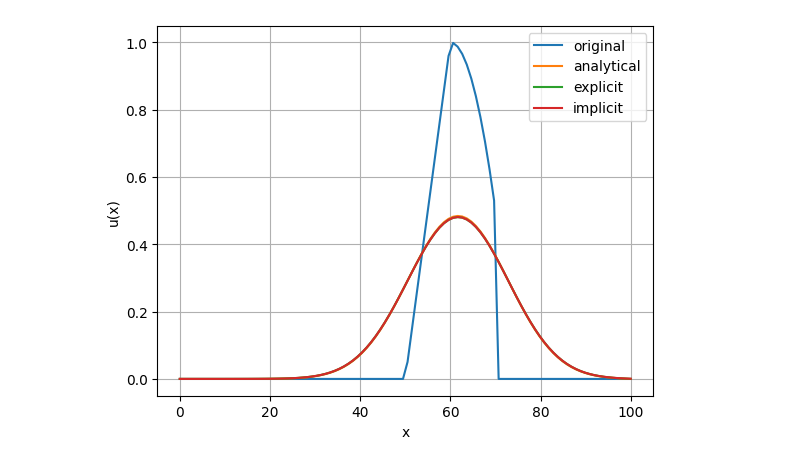
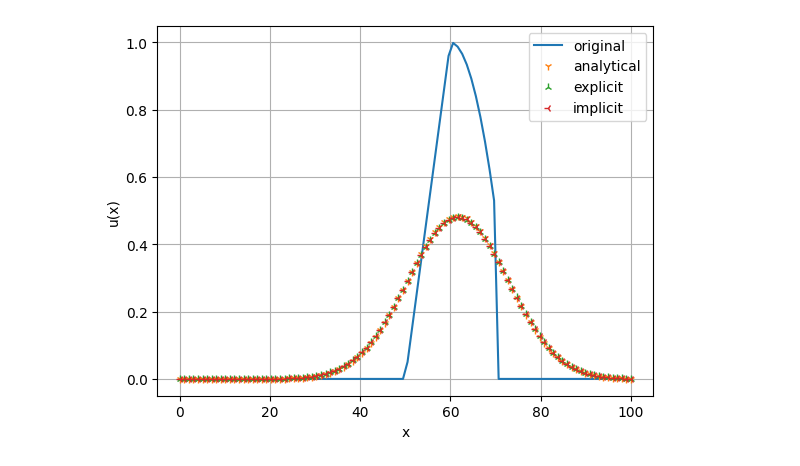
Before and after one commit to horockey/math_modeling, a Jupyter notebook: lab_3.ipynb, the cells around one changed output. Saved outputs shown, nothing was run; the diff lists cells and outputs as text; code cells hidden in the pictures.

Commit message:
style: improve graph readability

```diff
--- a/lab_3.ipynb
+++ b/lab_3.ipynb
@@ -75,13 +75,13 @@ for layer in range(0, time_steps - 1):
 u_analytical_last = analytical_solution(x, T, u_initial)
 # %%
 plt.plot(x, u_initial, label="original")
-plt.plot(x, u_analytical_last, label="analytical")
-plt.plot(x, u_explicit[-1, :], label="explicit")
-plt.plot(x, u_implicit[-1, :], label="implicit")
+plt.plot(x, u_analytical_last, linestyle="None", marker="1", label="analytical")
+plt.plot(x, u_explicit[-1, :], linestyle="None", marker="2", label="explicit")
+plt.plot(x, u_implicit[-1, :], linestyle="None", marker="3", label="implicit")
 plt.xlabel("x")
 plt.ylabel("u(x)")
 plt.legend(loc="best")
 plt.grid()
 plt.show()
 # %% [output]
-[figure, old version]
+[figure, new version]
```
